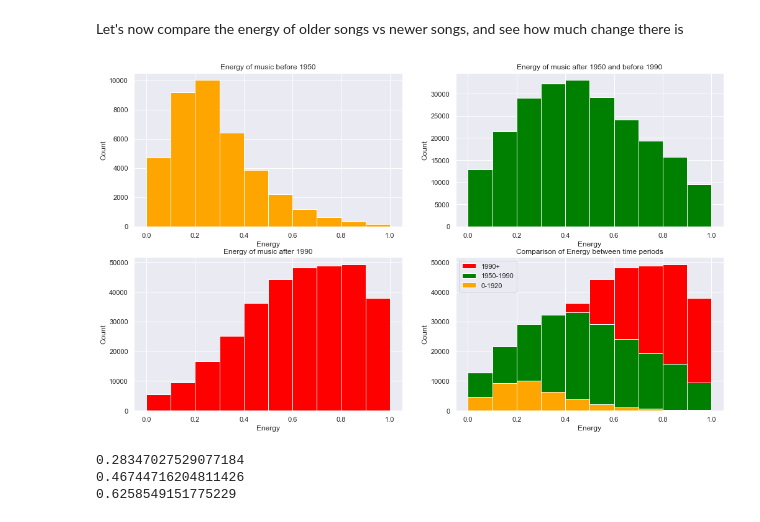
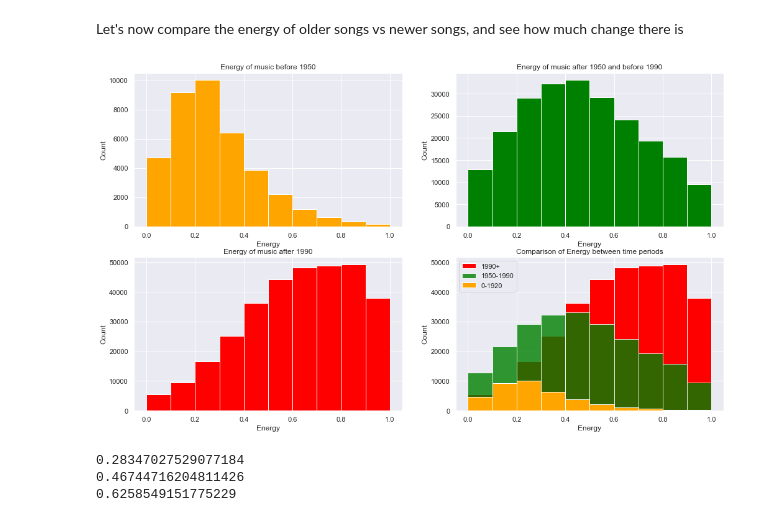
Before and after one commit to ArrafMelon/Spotify-song-analysis, a Jupyter notebook: Spotify Tracks Analysis.ipynb, the cells around one changed output. Saved outputs shown, nothing was run; the diff lists cells and outputs as text; code cells hidden in the pictures.

```diff
--- a/Spotify Tracks Analysis.ipynb
+++ b/Spotify Tracks Analysis.ipynb
@@ -251,35 +251,35 @@ plt.figure(figsize=(17, 10))
 plt.subplot(2, 2, 1)
 plt.hist(early_music['energy'], range = (0,1), color = 'orange')
 plt.title('Energy of music before 1950')
 plt.xlabel('Energy')
 plt.ylabel('Count')
 
 # Create histogram of mid_music
 plt.subplot(2,2,2)
 plt.hist(mid_music['energy'], color = 'green', range = (0,1))
 plt.title('Energy of music after 1950 and before 1990')
 plt.xlabel('Energy')
 plt.ylabel('Count')
 
 # Create histogram of new_music
 plt.subplot(2,2,3)
 plt.hist(new_music['energy'], color = 'red', range = (0,1))
 plt.title('Energy of music after 1990')
 plt.xlabel('Energy')
 plt.ylabel('Count')
 
 # Create collective histogram
 plt.subplot(2,2,4)
 plt.hist(new_music['energy'], color = 'red', range = (0,1), label = '1990+')
-plt.hist(mid_music['energy'], color = 'green', range = (0,1), label = '1950-1990')
+plt.hist(mid_music['energy'], color = 'green', range = (0,1), label = '1950-1990',alpha=0.8)
 plt.hist(early_music['energy'], range = (0,1), label = '0-1920', color = 'orange')
 plt.legend()
 plt.title('Comparison of Energy between time periods')
 plt.xlabel('Energy')
 plt.ylabel('Count')
 plt.show()
 # %% [output]
-[figure, old version]
+[figure, new version]
 # %%
 # Let's check average duration
 print(early_music['energy'].mean())
```
